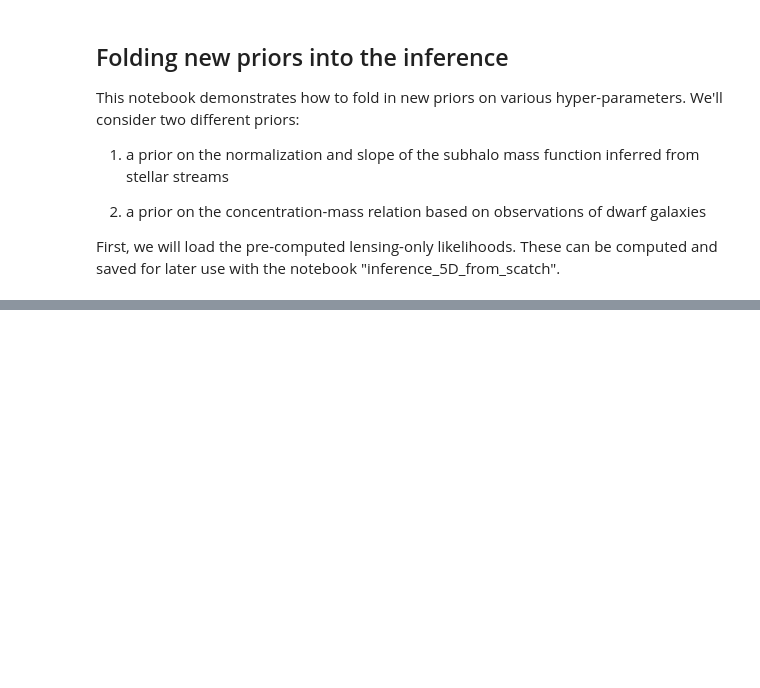
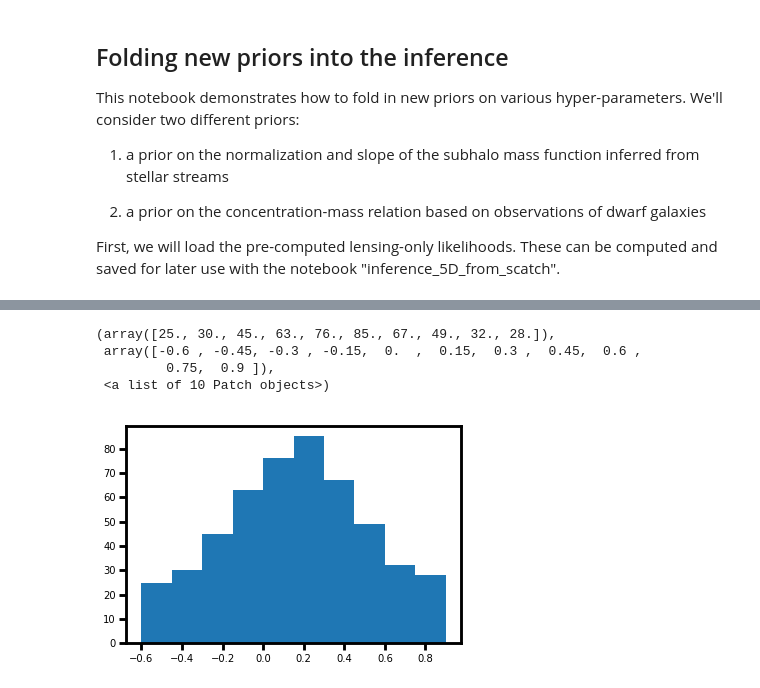
Before and after one commit to dangilman/LensLikelihood-, a Jupyter notebook: notebooks/folding_in_priors.ipynb, the cells around one changed output, grey strips where cells are left out. Saved outputs shown, nothing was run; the diff lists cells and outputs as text; code cells hidden in the pictures; blank space fills up the shorter version.

```diff
--- a/notebooks/folding_in_priors.ipynb
+++ b/notebooks/folding_in_priors.ipynb
@@ -308,0 +114,10 @@ axes = triangle_plot.make_triplot(filled_contours=True, show_intervals=True)
+# %%
+from lenslikelihood.sampling import InterpolatedLikelihood
+
+interpolated_likelihood = InterpolatedLikelihood(likelihood_with_prior_3, param_names, param_ranges)
+
+# we can save time by only sampling from regions of parameter space with significant likelihood,
+# given the priors we added
+reduced_sampling_ranges = [[0.0, 2.5], [0.8 - 0.6, 0.8 + 0.6], [0, 2], [-0.6, 0.9], [0, 0.125]]
+n_samples = 500
+samples_from_pdf = interpolated_likelihood.sample(n_samples, pranges=reduced_sampling_ranges)
@@ -308,0 +134,9 @@ axes = triangle_plot.make_triplot(filled_contours=True, show_intervals=True)
+# %%
+delta_plaw_index = samples_from_pdf[:, 3]
+plt.hist(delta_plaw_index, range=(-0.6, 0.9), bins=10)
+# %% [output]
+(array([25., 30., 45., 63., 76., 85., 67., 49., 32., 28.]),
+ array([-0.6 , -0.45, -0.3 , -0.15,  0.  ,  0.15,  0.3 ,  0.45,  0.6 ,
+         0.75,  0.9 ]),
+ <a list of 10 Patch objects>)
+[figure, added]
```
Also changed, not shown: parts of 24 cells of this notebook, 1 other file.
